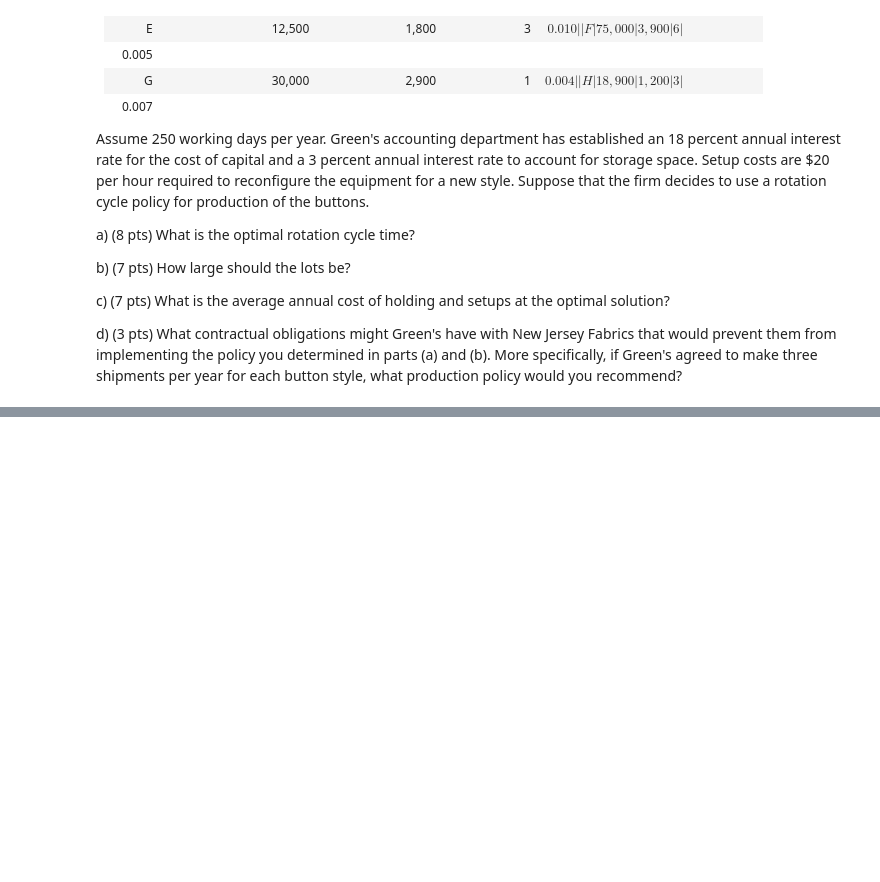
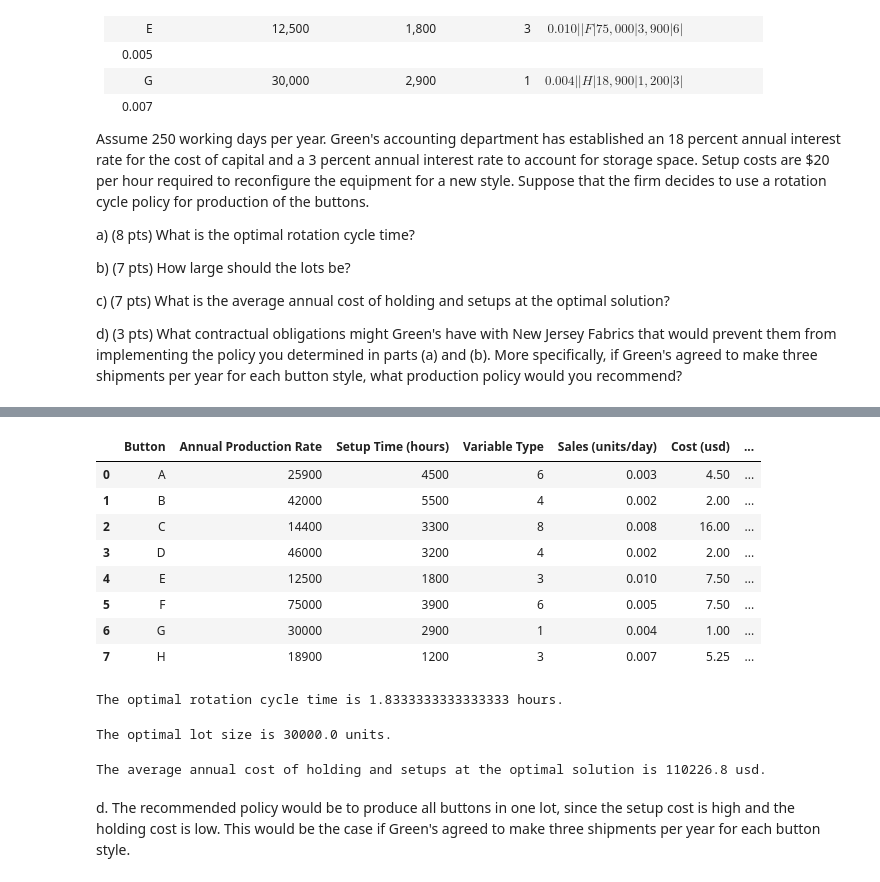
Before and after one commit to mlucaspy/INDE_501, a Jupyter notebook: hw2.ipynb, the cells around one changed output, grey strips where cells are left out. Saved outputs shown, nothing was run; the diff lists cells and outputs as text; code cells hidden in the pictures; blank space fills up the shorter version.

```diff
--- a/hw2.ipynb
+++ b/hw2.ipynb
@@ -638,0 +447,15 @@ To answer this part, we need to consider the contractual obligations and the pro
+# %%
+import pandas as pd
+
+# Load the data in a dataframe manually
+
+data = {'Button': ['A', 'B', 'C', 'D', 'E', 'F', 'G', 'H'],
+        'Annual Production Rate': [25900, 42000, 14400, 46000, 12500, 75000, 30000, 18900],
+        'Setup Time (hours)': [4500, 5500, 3300, 3200, 1800, 3900, 2900, 1200],
+        'Variable Type': [6, 4, 8, 4, 3, 6, 1, 3],
+        'Sales (units/day)': [0.003, 0.002, 0.008, 0.002, 0.01, 0.005, 0.004, 0.007],
+        'Cost (usd)': [0,0,0,0,0,0,0,0]}
+
+df = pd.DataFrame(data)
+
+df
@@ -638,0 +472,62 @@ To answer this part, we need to consider the contractual obligations and the pro
+# %%
+
+# Add the cost column
+df['Cost (usd)'] = df['Variable Type'] * df['Sales (units/day)'] * 250
+
+# Add the cost of capital column
+df['Cost of Capital'] = df['Annual Production Rate'] * 0.18 * 0.03
+
+# Add the total cost column
+df['Total Cost'] = df['Cost (usd)'] + df['Cost of Capital']
+
+# Add the cost of setup column
+df['Cost of Setup'] = df['Setup Time (hours)'] * 20
+
+# Add the total cost column
+df['Total Cost'] = df['Cost (usd)'] + df['Cost of Capital'] + df['Cost of Setup']
+
+# Add the cost of holding column
+df['Cost of Holding'] = df['Annual Production Rate'] * 0.03 * 0.18
+
+# Add the total cost column
+df['Total Cost'] = df['Cost (usd)'] + df['Cost of Capital'] + df['Cost of Setup'] + df['Cost of Holding']
+
+df.head(8)
+# %% [output]
+|  | Button | Annual Production Rate | Setup Time (hours) | Variable Type | Sales (units/day) | Cost (usd) | ... |
+| 0 | A | 25900 | 4500 | 6 | 0.003 | 4.50 | ... |
+| 1 | B | 42000 | 5500 | 4 | 0.002 | 2.00 | ... |
+| 2 | C | 14400 | 3300 | 8 | 0.008 | 16.00 | ... |
+| 3 | D | 46000 | 3200 | 4 | 0.002 | 2.00 | ... |
+| 4 | E | 12500 | 1800 | 3 | 0.010 | 7.50 | ... |
+| 5 | F | 75000 | 3900 | 6 | 0.005 | 7.50 | ... |
+| 6 | G | 30000 | 2900 | 1 | 0.004 | 1.00 | ... |
+| 7 | H | 18900 | 1200 | 3 | 0.007 | 5.25 | ... |
+# %%
+# Calculate the optimal rotation cycle time
+df['Optimal Rotation Cycle Time'] = df['Variable Type'] * df['Setup Time (hours)'] / df['Annual Production Rate']
+
+# Print the optimal rotation cycle time
+print('The optimal rotation cycle time is', df['Optimal Rotation Cycle Time'].max(), 'hours.')
+# %% [output]
+The optimal rotation cycle time is 1.8333333333333333 hours.
+# %%
+# Calculate the optimal lot size
+df['Optimal Lot Size'] = df['Annual Production Rate'] / df['Variable Type']
+
+# Print the optimal lot size
+print('The optimal lot size is', df['Optimal Lot Size'].max(), 'units.')
+# %% [output]
+The optimal lot size is 30000.0 units.
+# %%
+# Calculate the average annual cost of holding and setups at the optimal solution
+df['Average Annual Cost of Holding and Setups at the Optimal Solution'] = df['Cost of Holding'] + df['Cost of Setup']
+
+# Print the average annual cost of holding and setups at the optimal solution
+print('The average annual cost of holding and setups at the optimal solution is', df['Average Annual Cost of Holding and Setups at the Optimal Solution'].max(), 'usd.')
+# %% [output]
+The average annual cost of holding and setups at the optimal solution is 110226.8 usd.
+# %% [markdown]
+<!-- What contractual obligations might Green's have with New Jersey Fabrics that would prevent them from implementing the policy you determined in parts (a) and (b). More specifically, if Green's agreed to make three shipments per year for each button style, what production policy would you recommend? -->
+
+d. The recommended policy would be to produce all buttons in one lot, since the setup cost is high and the holding cost is low. This would be the case if Green's agreed to make three shipments per year for each button style.
```
Also changed, not shown: parts of 8 cells of this notebook.
